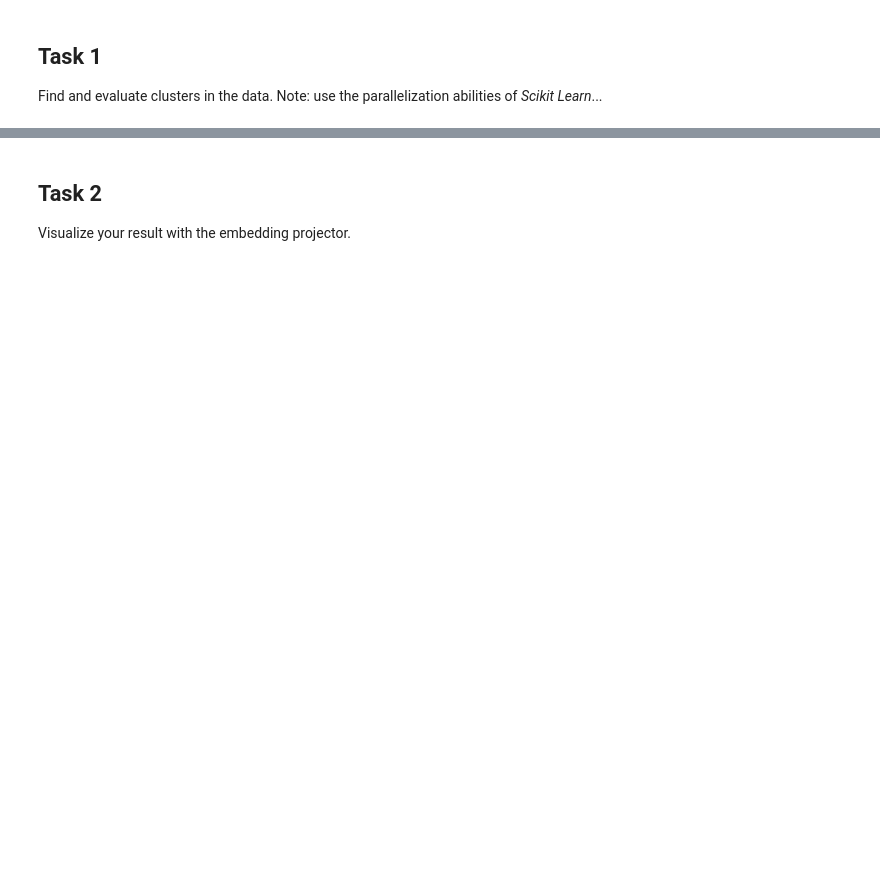
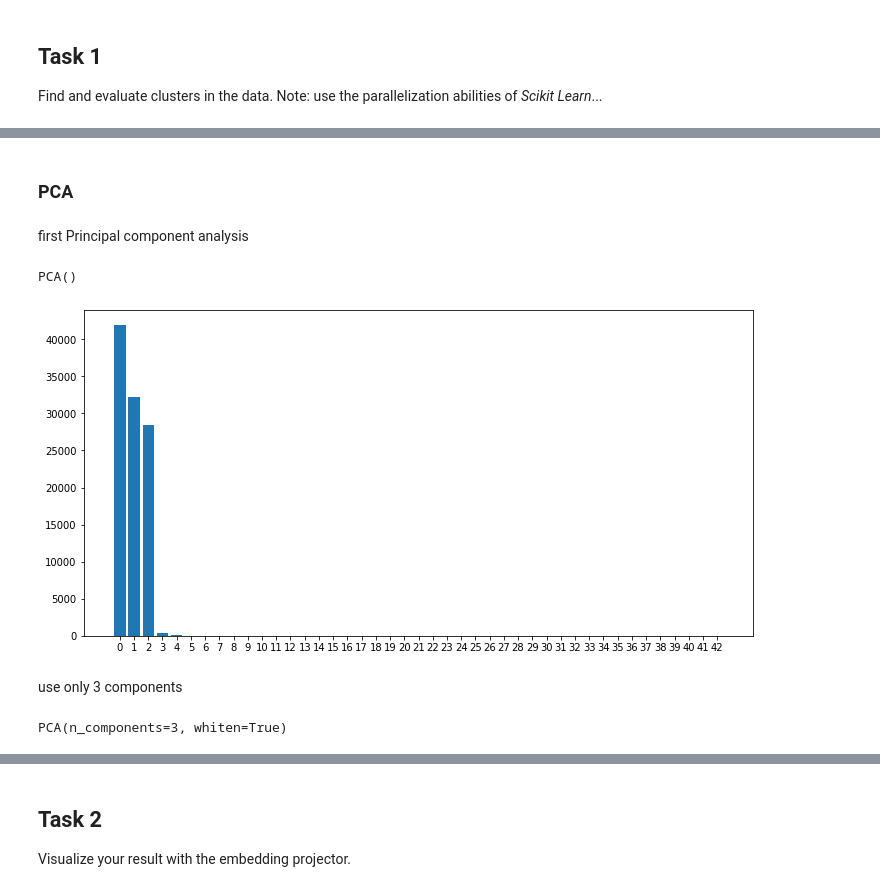
Before and after one commit to Polyfly/DataMining_21, a Jupyter notebook: Week_5/Solution/Assignment_Clustering_I.ipynb, the cells around one changed output, grey strips where cells are left out. Saved outputs shown, nothing was run; the diff lists cells and outputs as text; code cells hidden in the pictures; blank space fills up the shorter version.

```diff
--- a/Week_5/Solution/Assignment_Clustering_I.ipynb
+++ b/Week_5/Solution/Assignment_Clustering_I.ipynb
@@ -92,0 +107,13 @@ train.head()
+# %%
+category = [
+    'metformin','repaglinide','nateglinide','chlorpropamide','glimepiride','acetohexamide',
+    'glipizide','glyburide','tolbutamide','pioglitazone','rosiglitazone','acarbose','miglitol',
+    'troglitazone','tolazamide','examide','citoglipton','insulin','glyburide-metformin',
+    'glipizide-metformin','glimepiride-pioglitazone','metformin-rosiglitazone',
+    'metformin-pioglitazone','change','diabetesMed','race','gender','age'
+]
+# %%
+for col in category:
+    le = LabelEncoder()
+    le.fit(train[col])
+    train[col] = le.transform(train[col])
@@ -92,0 +130,2 @@ train.head()
+# %% [markdown]
+### PCA
@@ -92,0 +137,24 @@ train.head()
+# %% [markdown]
+first Principal component analysis
+# %%
+pca = PCA()
+# %%
+pca.fit(train)
+# %% [output]
+PCA()
+# %%
+plt.rcParams["figure.figsize"] = (12,6)
+
+features=range(pca.n_components_)
+plt.bar(features,pca.explained_variance_)
+plt.xticks(features)
+plt.show()
+# %% [output]
+[figure, added]
+# %% [markdown]
+use only 3 components
+# %%
+pca = PCA(n_components=3, whiten=True)
+pca.fit(train)
+# %% [output]
+PCA(n_components=3, whiten=True)
```
Also changed, not shown: parts of 39 cells of this notebook.
